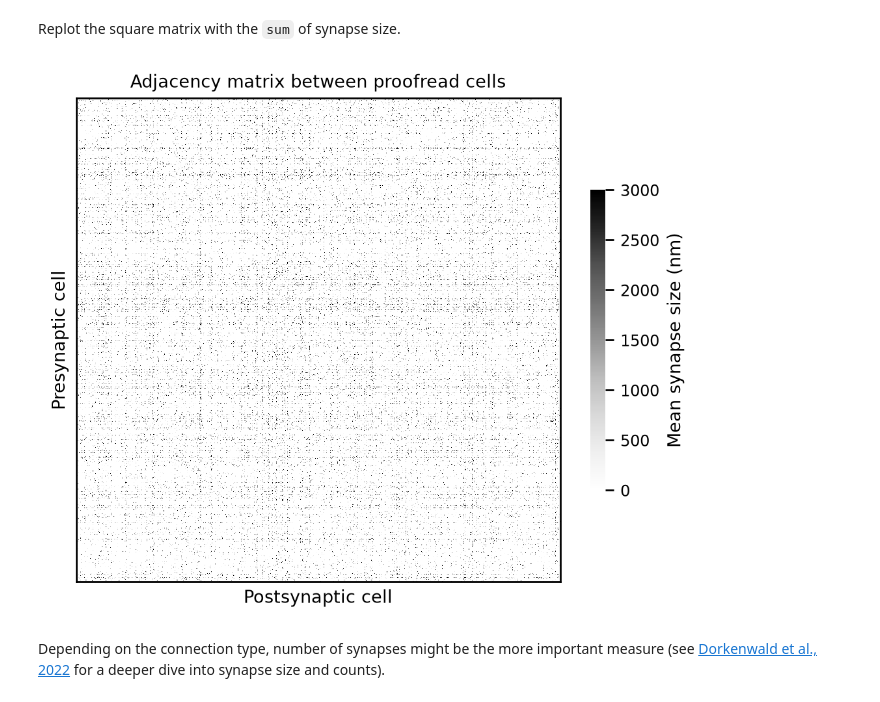
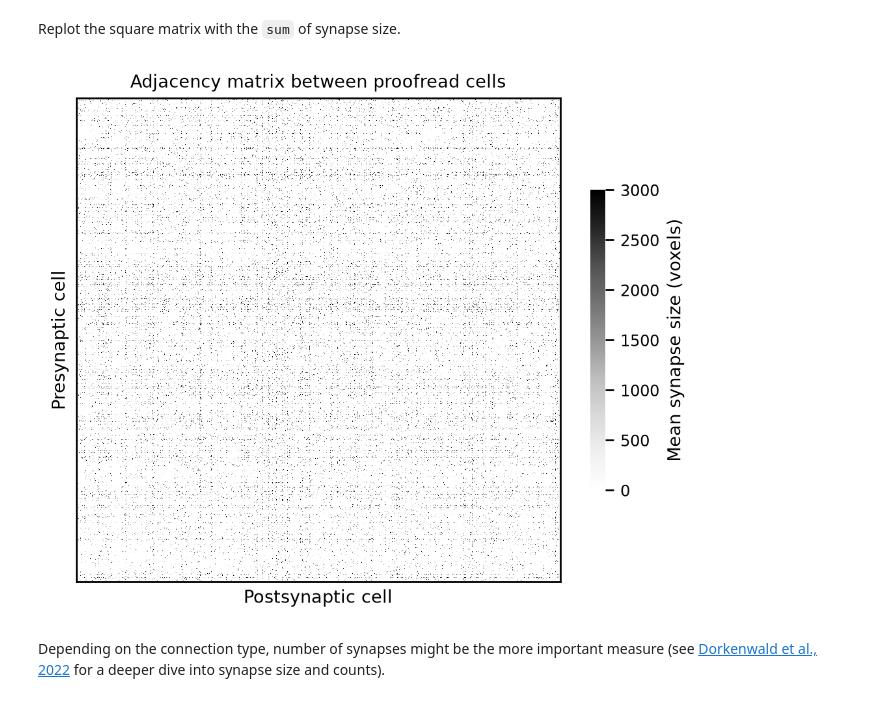
Before and after one commit to AllenSWDB/SWDB_2026_Connectomics, a Jupyter notebook: code/workshops/Module_2_ccm.ipynb, the cells around one changed output. Cells and saved outputs as stored; diff of their text form; code cells hidden in the pictures.

```diff
--- a/code/workshops/Module_2_ccm.ipynb
+++ b/code/workshops/Module_2_ccm.ipynb
@@ -482,24 +452,24 @@ Replot the square matrix with the `sum` of synapse size.
 # %%
 fig, ax = plt.subplots(figsize=(6, 6), dpi=200)
 sns.heatmap(
     syn_mat,
     cbar=True,
     cmap="Greys",
     xticklabels=False,
     yticklabels=False,
     square=True,
     vmax=3000,  # set the upper bound on color scale so that we can see more edges
     ax=ax,
-    cbar_kws={"label": "Mean synapse size (nm)", "shrink": 0.5},
+    cbar_kws={"label": "Mean synapse size (voxels)", "shrink": 0.5},
 )
 ax.spines[["left", "right", "top", "bottom"]].set_visible(True)
 _ = ax.set(
     xlabel="Postsynaptic cell",
     ylabel="Presynaptic cell",
     title="Adjacency matrix between proofread cells",
 )
 # %% [output]
-[figure, old version]
+[figure, new version]
 # %% [markdown]
 Depending on the connection type, number of synapses might be the more important measure (see [Dorkenwald et al., 2022](https://elifesciences.org/articles/76120) for a deeper dive into synapse size and counts).
 # %%
```
Also changed, not shown: parts of 8 cells of this notebook.
